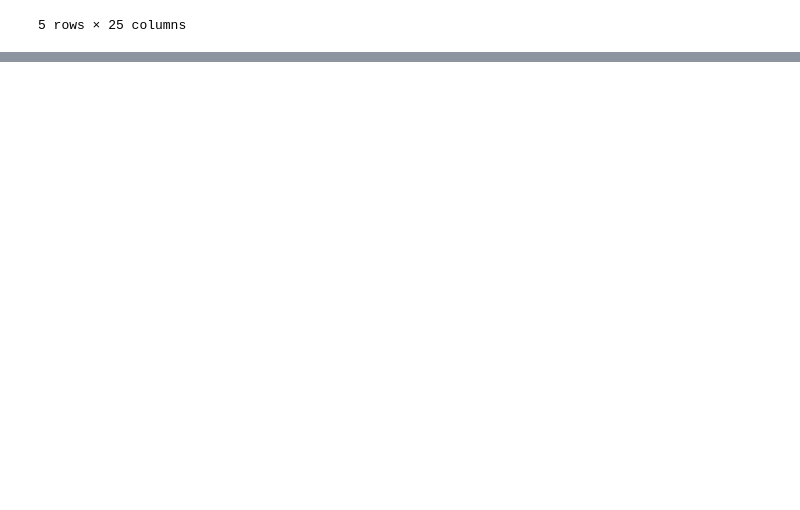
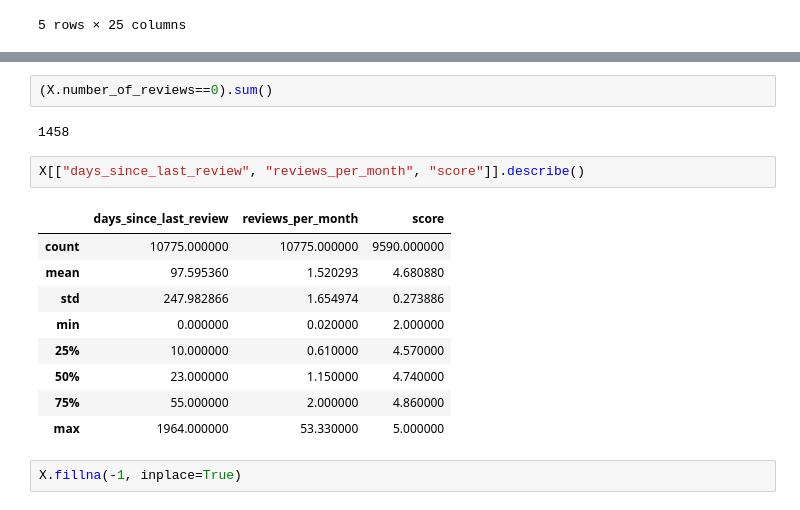
Before and after one commit to jeremysb1/xgboost, a Jupyter notebook: xgboost_model.ipynb, the cells around one changed output, grey strips where cells are left out. Saved outputs shown, nothing was run; the diff lists cells and outputs as text; blank space fills up the shorter version.

```diff
--- a/xgboost_model.ipynb
+++ b/xgboost_model.ipynb
@@ -229,0 +252,18 @@ X.head()
+# %%
+(X.number_of_reviews==0).sum()
+# %% [output]
+1458
+# %%
+X[["days_since_last_review", "reviews_per_month", "score"]].describe()
+# %% [output]
+|  | days_since_last_review | reviews_per_month | score |
+| count | 10775.000000 | 10775.000000 | 9590.000000 |
+| mean | 97.595360 | 1.520293 | 4.680880 |
+| std | 247.982866 | 1.654974 | 0.273886 |
+| min | 0.000000 | 0.020000 | 2.000000 |
+| 25% | 10.000000 | 0.610000 | 4.570000 |
+| 50% | 23.000000 | 1.150000 | 4.740000 |
+| 75% | 55.000000 | 2.000000 | 4.860000 |
+| max | 1964.000000 | 53.330000 | 5.000000 |
+# %%
+X.fillna(-1, inplace=True)
```
Also changed, not shown: parts of 4 cells of this notebook.
